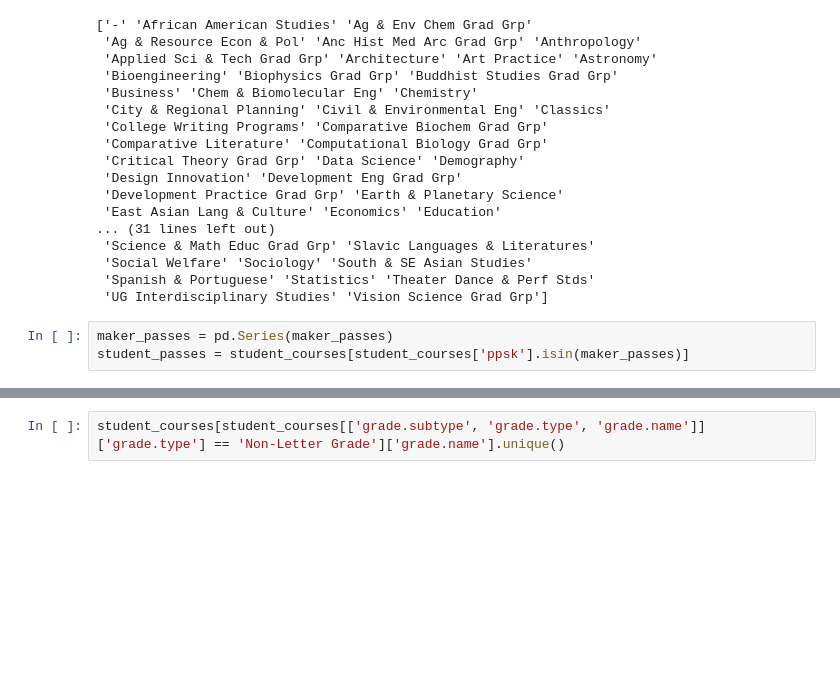
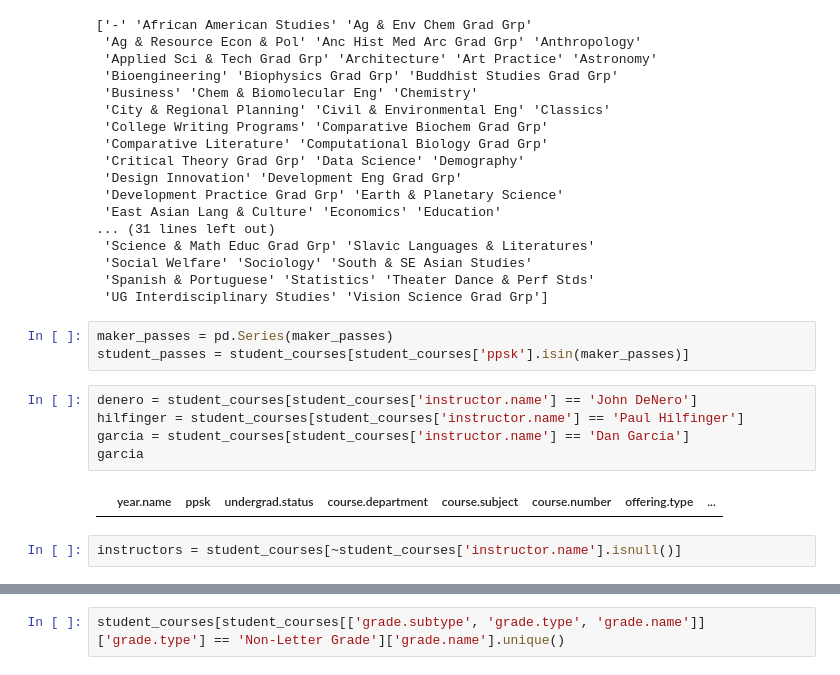
Before and after one commit to PaulDTP/Berkeley_Jacobs, a Jupyter notebook: test.ipynb, the cells around one changed output, grey strips where cells are left out. Cells and saved outputs as stored; diff of their text form; blank space fills up the shorter version.

```diff
--- a/test.ipynb
+++ b/test.ipynb
@@ -115,3 +115,12 @@ print(np.sort(student_courses['course.department'].unique()))
 # %%
 maker_passes = pd.Series(maker_passes)
 student_passes = student_courses[student_courses['ppsk'].isin(maker_passes)]
+# %%
+denero = student_courses[student_courses['instructor.name'] == 'John DeNero']
+hilfinger = student_courses[student_courses['instructor.name'] == 'Paul Hilfinger']
+garcia = student_courses[student_courses['instructor.name'] == 'Dan Garcia']
+garcia
+# %% [output]
+|  | year.name | ppsk | undergrad.status | course.department | course.subject | course.number | offering.type | ... |
+# %%
+instructors = student_courses[~student_courses['instructor.name'].isnull()]
```
Also changed, not shown: parts of 10 cells of this notebook.
